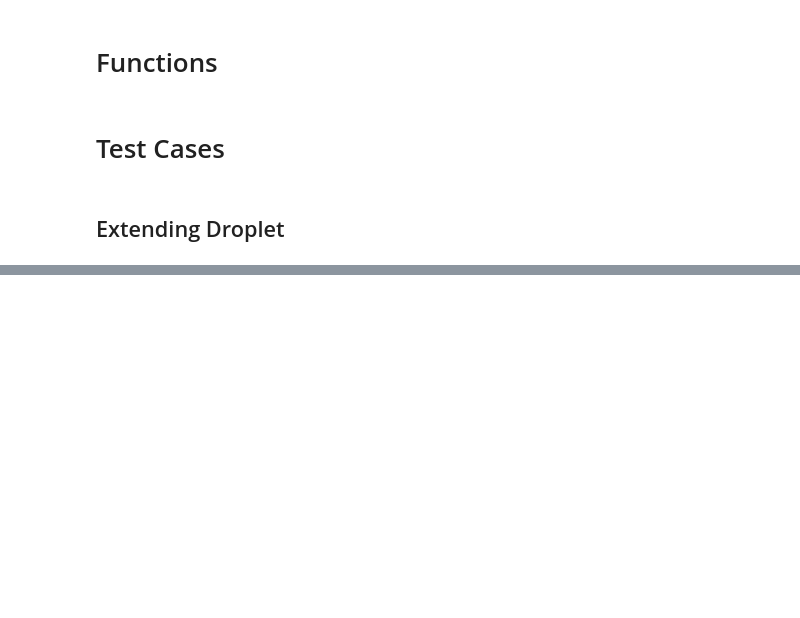
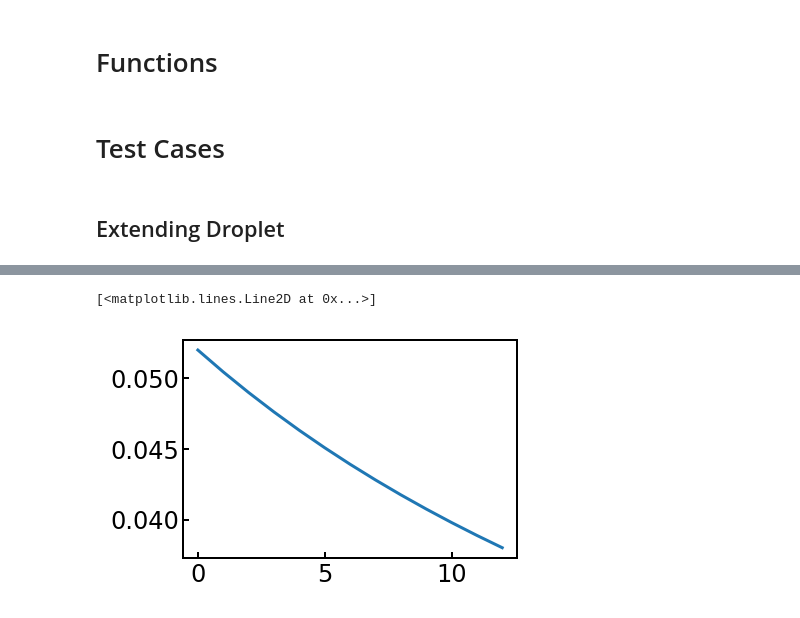
Before and after one commit to EricPalermo/RHEO_benchmarks, a Jupyter notebook: jpynb_scripts/droplet_extension.ipynb, the cells around one changed output, grey strips where cells are left out. Cells and saved outputs as stored; diff of their text form; code cells hidden in the pictures; blank space fills up the shorter version.

```diff
--- a/jpynb_scripts/droplet_extension.ipynb
+++ b/jpynb_scripts/droplet_extension.ipynb
@@ -191,0 +252,21 @@ benchmark(generate_file_names(filepath))
+# %%
+from scipy.optimize import curve_fit
+
+
+def exponential(x, a, b):
+    return a*np.exp(b*x)
+
+def power_law(x, a, b):
+    return a*np.power(x, b)
+
+def approx(x,a,b):
+    return a/(x+b)
+
+
+pars, cov = curve_fit(f=approx, xdata=td, ydata=sigma, p0=[0, 0.05], bounds=(-0, np.inf))
+
+
+plt.plot(approx(td, pars[0],pars[1]))
+# %% [output]
+[<matplotlib.lines.Line2D at 0x...>]
+[figure, added]
```
Also changed, not shown: parts of 5 cells of this notebook, 11 other files.
